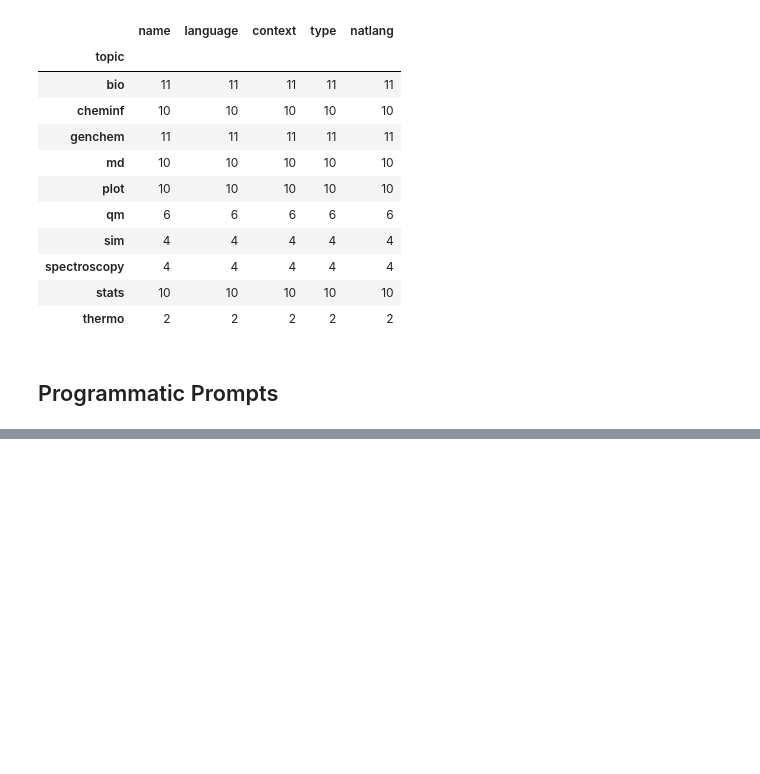
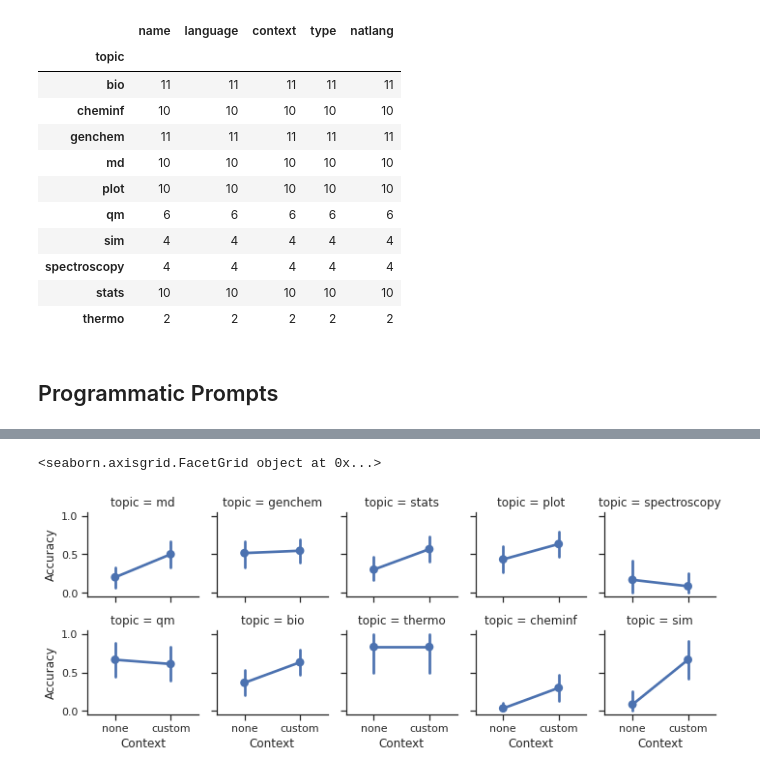
Before and after one commit to ur-whitelab/nlcc-data, a Jupyter notebook: paper/Prompts.ipynb, the cells around one changed output, grey strips where cells are left out. Cells and saved outputs as stored; diff of their text form; code cells hidden in the pictures; blank space fills up the shorter version.

Commit message:
Fixed prompt plots

```diff
--- a/paper/Prompts.ipynb
+++ b/paper/Prompts.ipynb
@@ -65,3 +83,8 @@ paths = ' '.join(valid_files)
 # %%
 bf = pd.read_csv('override_bench.csv', delim_whitespace=True)
-pd.merge(bf, df, how='outer', on='name')
+bf = pd.merge(bf, df, how='outer', on='name')
+bf.context.values[:] = 'none'
+pf = pd.read_csv('prompted_bench.csv', delim_whitespace=True)
+pf = pd.merge(pf, df, how='outer', on='name')
+merged = pd.concat((bf, pf))
+merged = merged.assign(used_context=merged.context.apply(lambda c : 'none' if c == 'none' else 'custom'))
@@ -69,0 +100,10 @@ ParserError: Error tokenizing data. C error: Expected 3 fields in line 34, saw 4
+# %%
+sns.set_theme(style="ticks")
+sns.set_context('notebook')
+plt.figure(figsize=(4,4), dpi=90)
+g = sns.FacetGrid(merged, col='topic', col_wrap=5, height=2)
+g.map(sns.pointplot, 'used_context', 'Result')
+g.set_axis_labels('Context', 'Accuracy')
+# %% [output]
+<seaborn.axisgrid.FacetGrid object at 0x...>
+[figure, added]
```
Also changed, not shown: parts of 8 cells of this notebook.
